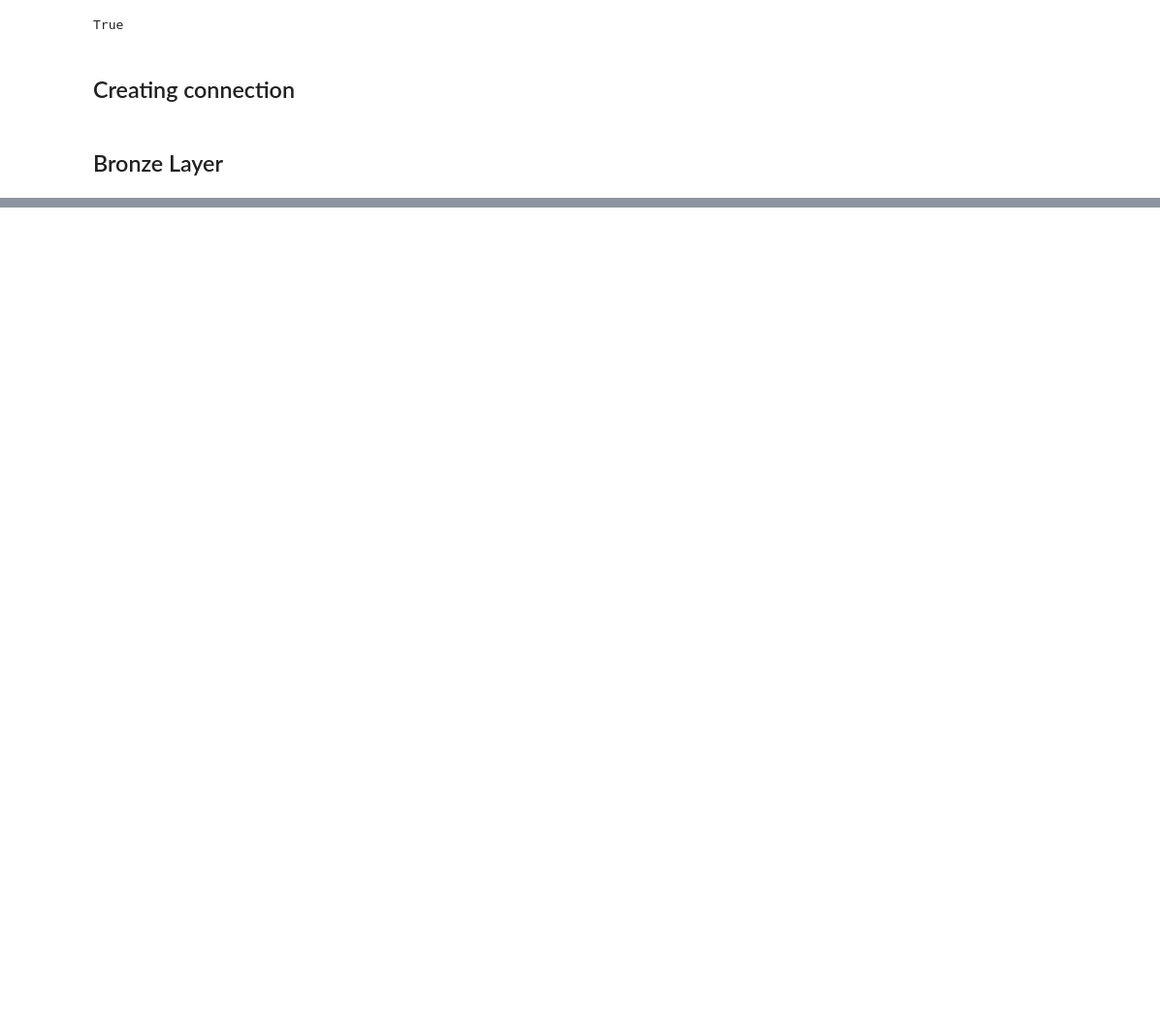
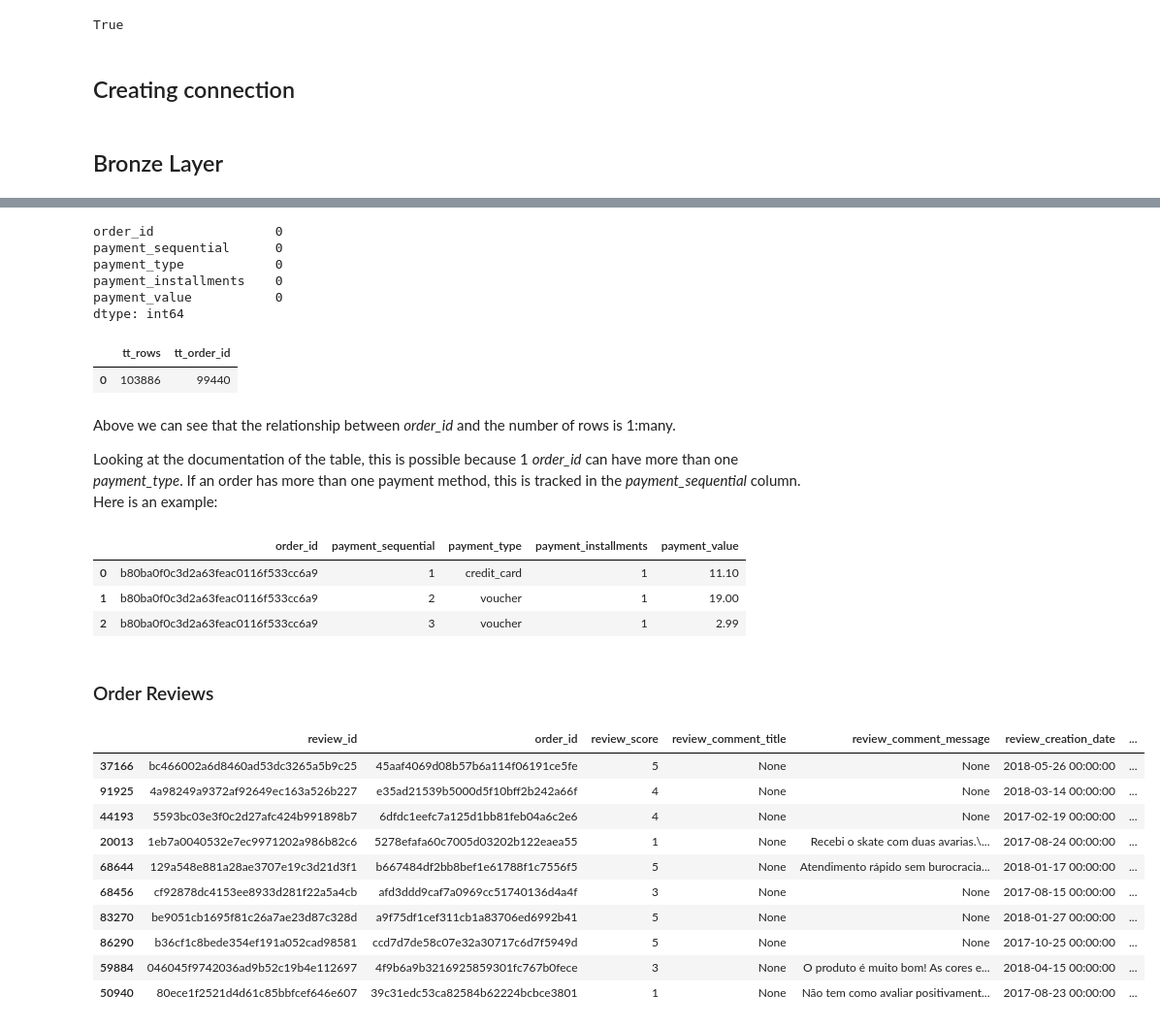
Before and after one commit to doegemon/etl_churn, a Jupyter notebook: notebooks/dbt_data_check.ipynb, the cells around one changed output, grey strips where cells are left out. Shown at 97% size. Drawn from its saved outputs; the diff is of its cells as text; code cells hidden in the pictures; blank space fills up the shorter version.

```diff
--- a/notebooks/dbt_data_check.ipynb
+++ b/notebooks/dbt_data_check.ipynb
@@ -171,0 +294,53 @@ display(df)
+# %%
+df_op.isna().sum()
+# %% [output]
+order_id                0
+payment_sequential      0
+payment_type            0
+payment_installments    0
+payment_value           0
+dtype: int64
+# %%
+df_op_numbers = pd.read_sql("""
+  SELECT COUNT(*) AS tt_rows,
+    COUNT(DISTINCT order_id) AS tt_order_id
+  FROM bronze_order_payments"""
+  , con=engine)
+display(df_op_numbers)
+# %% [output]
+|  | tt_rows | tt_order_id |
+| 0 | 103886 | 99440 |
+# %% [markdown]
+Above we can see that the relationship between _order_id_ and the number of rows is 1:many.
+
+Looking at the documentation of the table, this is possible because 1 _order_id_ can have more than one _payment_type_. If an order has more than one payment method, this is tracked in the _payment_sequential_ column. Here is an example:
+# %%
+df_op_example = pd.read_sql("""
+  SELECT *
+  FROM bronze_order_payments
+  WHERE order_id = 'b80ba0f0c3d2a63feac0116f533cc6a9'
+  ORDER BY 2 ASC"""
+  , con=engine)
+display(df_op_example)
+# %% [output]
+|  | order_id | payment_sequential | payment_type | payment_installments | payment_value |
+| 0 | b80ba0f0c3d2a63feac0116f533cc6a9 | 1 | credit_card | 1 | 11.10 |
+| 1 | b80ba0f0c3d2a63feac0116f533cc6a9 | 2 | voucher | 1 | 19.00 |
+| 2 | b80ba0f0c3d2a63feac0116f533cc6a9 | 3 | voucher | 1 | 2.99 |
+# %% [markdown]
+### Order Reviews
+# %%
+df_or = pd.read_sql('SELECT * FROM bronze_order_reviews', con=engine)
+display(df_or.sample(10))
+# %% [output]
+|  | review_id | order_id | review_score | review_comment_title | review_comment_message | review_creation_date | ... |
+| 37166 | bc466002a6d8460ad53dc3265a5b9c25 | 45aaf4069d08b57b6a114f06191ce5fe | 5 | None | None | 2018-05-26 00:00:00 | ... |
+| 91925 | 4a98249a9372af92649ec163a526b227 | e35ad21539b5000d5f10bff2b242a66f | 4 | None | None | 2018-03-14 00:00:00 | ... |
+| 44193 | 5593bc03e3f0c2d27afc424b991898b7 | 6dfdc1eefc7a125d1bb81feb04a6c2e6 | 4 | None | None | 2017-02-19 00:00:00 | ... |
+| 20013 | 1eb7a0040532e7ec9971202a986b82c6 | 5278efafa60c7005d03202b122eaea55 | 1 | None | Recebi o skate com duas avarias.\... | 2017-08-24 00:00:00 | ... |
+| 68644 | 129a548e881a28ae3707e19c3d21d3f1 | b667484df2bb8bef1e61788f1c7556f5 | 5 | None | Atendimento rápido sem burocracia... | 2018-01-17 00:00:00 | ... |
+| 68456 | cf92878dc4153ee8933d281f22a5a4cb | afd3ddd9caf7a0969cc51740136d4a4f | 3 | None | None | 2017-08-15 00:00:00 | ... |
+| 83270 | be9051cb1695f81c26a7ae23d87c328d | a9f75df1cef311cb1a83706ed6992b41 | 5 | None | None | 2018-01-27 00:00:00 | ... |
+| 86290 | b36cf1c8bede354ef191a052cad98581 | ccd7d7de58c07e32a30717c6d7f5949d | 5 | None | None | 2017-10-25 00:00:00 | ... |
+| 59884 | 046045f9742036ad9b52c19b4e112697 | 4f9b6a9b3216925859301fc767b0fece | 3 | None | O produto é muito bom! As cores e... | 2018-04-15 00:00:00 | ... |
+| 50940 | 80ece1f2521d4d61c85bbfcef646e607 | 39c31edc53ca82584b62224bcbce3801 | 1 | None | Não tem como avaliar positivament... | 2017-08-23 00:00:00 | ... |
```
Also changed, not shown: parts of 75 cells of this notebook, 1 other file.
